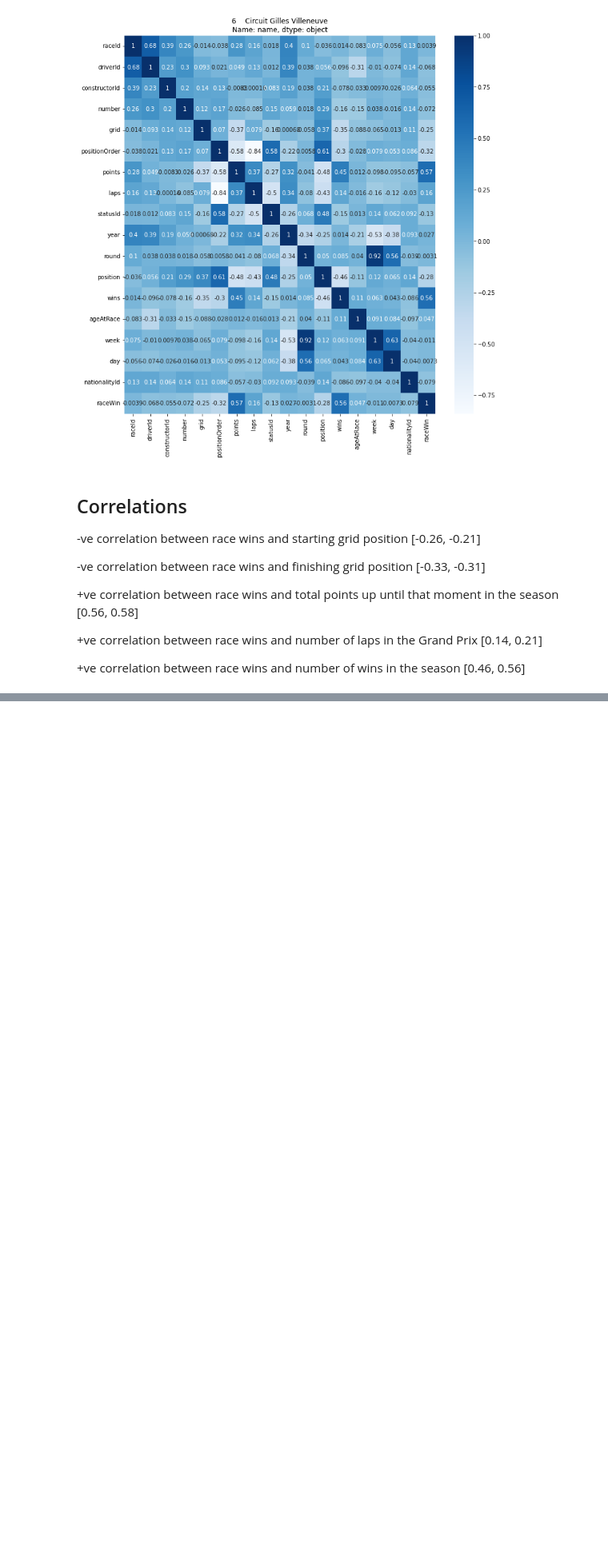
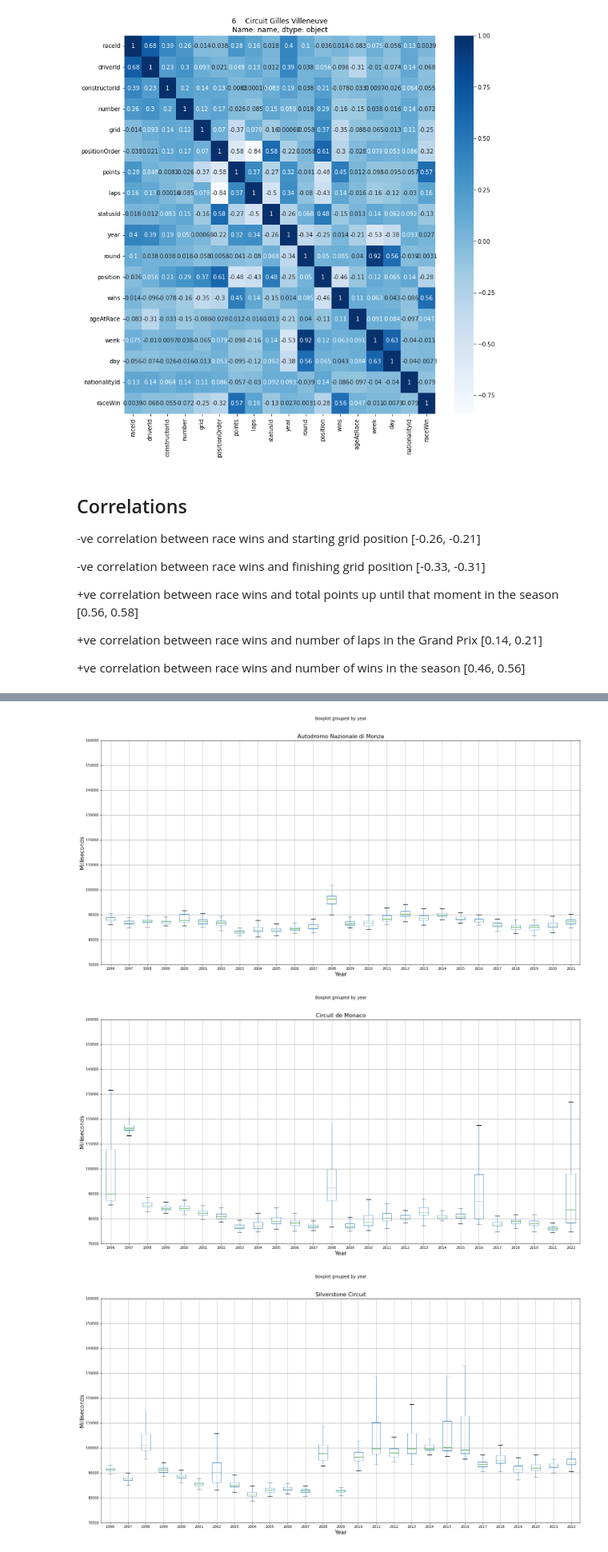
Before and after one commit to fberrosp/F1---EDA---Grand-Prix-Analysis, a Jupyter notebook: f1-eda-grand-prix-analysis.ipynb, the cells around one changed output, grey strips where cells are left out. Shown at 80% size. Cells and saved outputs as stored; diff of their text form; code cells hidden in the pictures; blank space fills up the shorter version.

```diff
--- a/f1-eda-grand-prix-analysis.ipynb
+++ b/f1-eda-grand-prix-analysis.ipynb
@@ -413,4 +413,8 @@ for circuitId in target_circuits.index:
 lap_races_merge = pd.merge(lap_times.copy().drop(["time"], axis = 1), races, on = "raceId")
 lap_races_circuits_merge = pd.merge(lap_races_merge, circuits.copy().drop(["circuitRef", "location", "lat", "lng", "alt", "url"], axis = 1), on = "circuitId")
 lap_races_circuits_merge.rename(columns = {"name_x": "grandPrixName", "name_y": "circuitName"}, inplace = True)
-lap_races_circuits_merge
+df_laps = pd.merge(lap_races_circuits_merge, results, on = ["raceId", "driverId"])
+
+#filter by drivers who actually finished the race
+df_laps = df_laps[df_laps["statusId"] == 1]
+df_laps.info()
@@ -441,4 +438,0 @@ for circuitId in target_circuits.index:
-# %%
-current_circuit = lap_races_circuits_merge[lap_races_circuits_merge["circuitId"] == 6]
-current_circuit = current_circuit.sort_values(by = ["year"])
-current_circuit
@@ -620,0 +439,15 @@ print(year_2020_constructors)
+# %%
+for circuitId in target_circuits.index:
+
+    current_circuit = df_laps[df_laps["circuitId"] == circuitId]
+    current_circuit = current_circuit.sort_values(by = ["year"])
+    current_circuit[["milliseconds", "year"]].boxplot(by = "year", figsize = (24,12), showfliers = False)
+    plt.ylim(70000, 160000)
+    plt.xlabel('Year', fontsize=16)
+    plt.ylabel('Milliseconds', fontsize=16)
+    plt.title(current_circuit['circuitName'].unique()[0], fontsize = 16)
+    plt.show()
+# %% [output]
+[figure, added]
+[figure, added]
+[figure, added]
```
Also changed, not shown: parts of 35 cells of this notebook.
